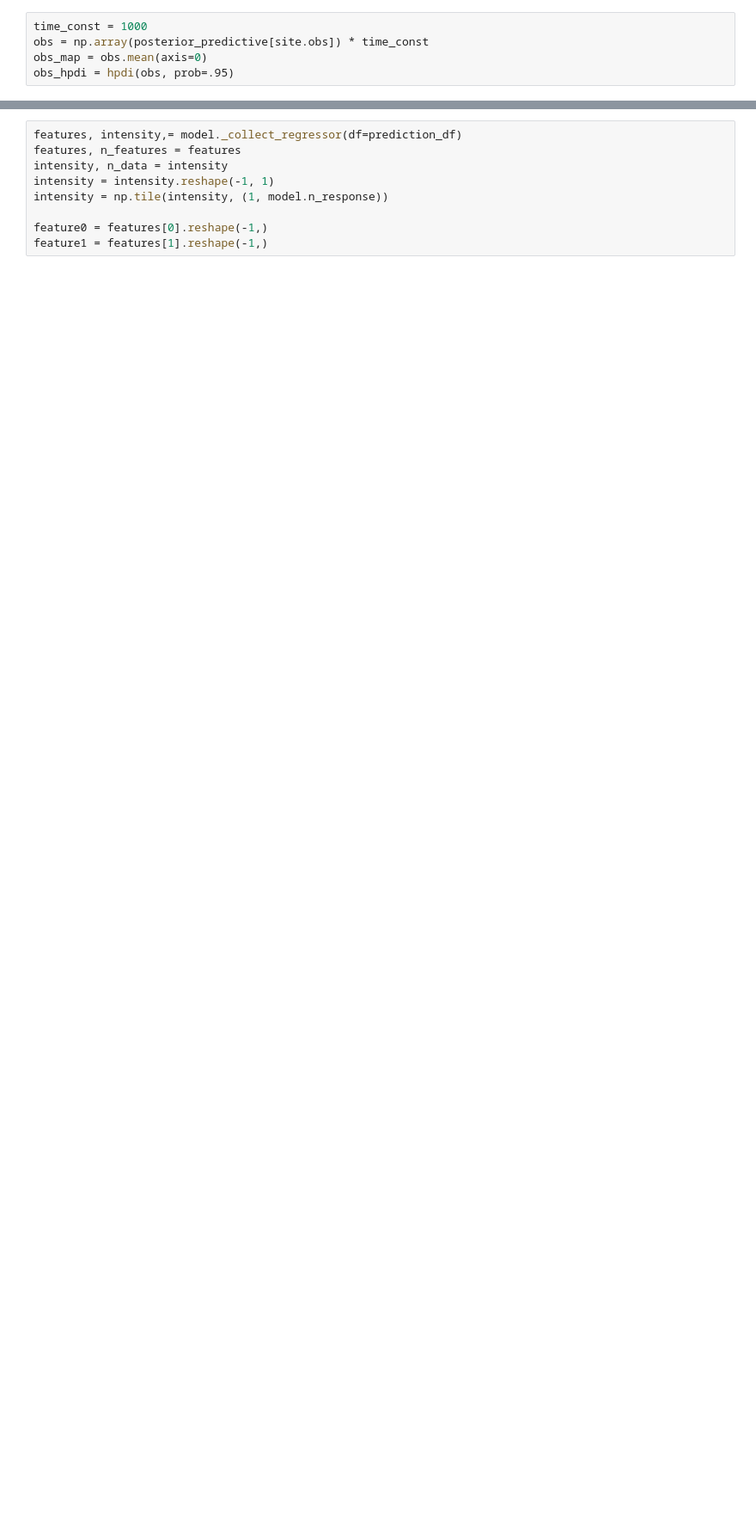
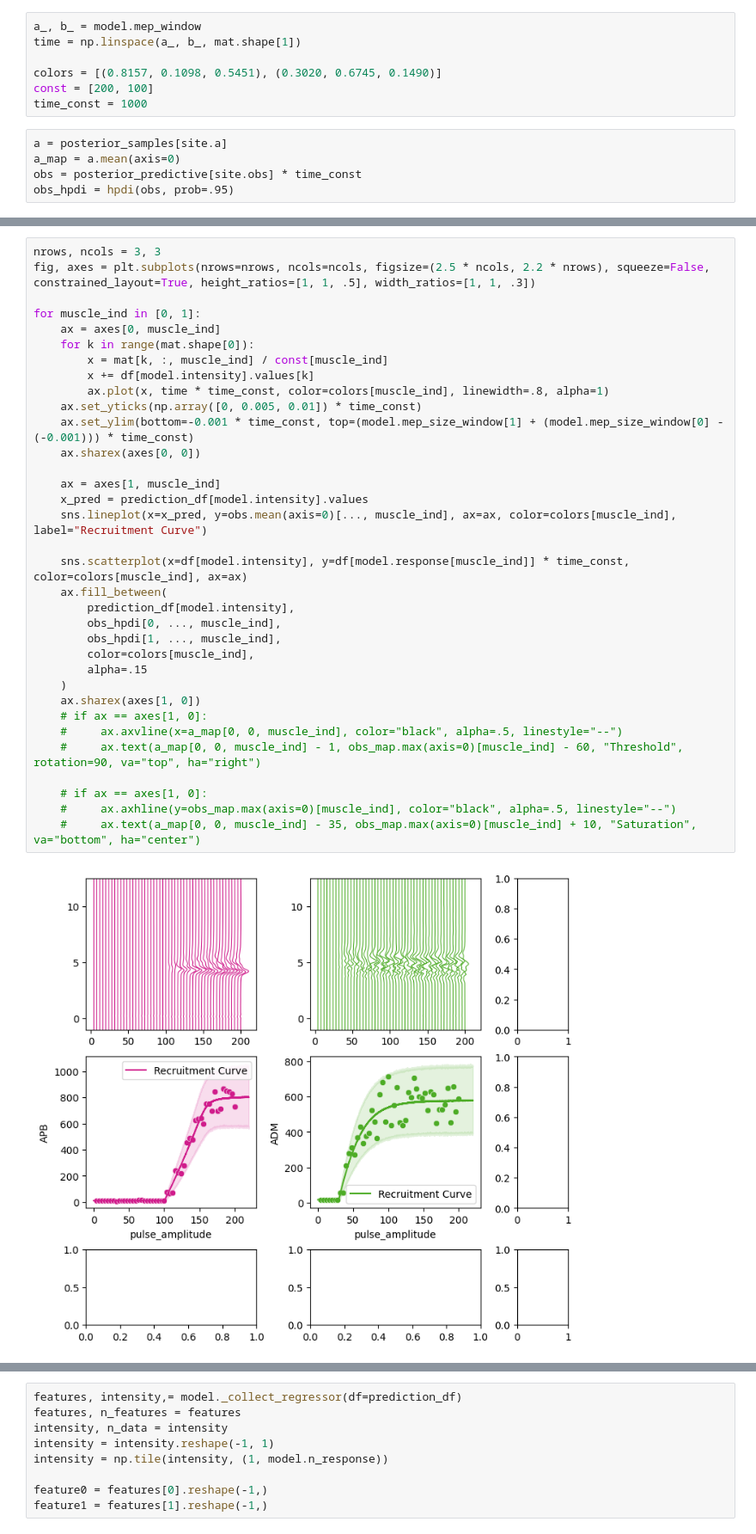
Before and after one commit to hbmep/hbmep-paper, a Jupyter notebook: notebooks/figures/01_Intro/01_Intro.ipynb, the cells around one changed output, grey strips where cells are left out. Shown at 86% size. Saved outputs shown, nothing was run; the diff lists cells and outputs as text; blank space fills up the shorter version.

```diff
--- a/notebooks/figures/01_Intro/01_Intro.ipynb
+++ b/notebooks/figures/01_Intro/01_Intro.ipynb
@@ -163,5 +134,12 @@ l4.render_predictive_check(df=df, encoder_dict=encoder_dict, prediction_df=predi
+# %%
+a_, b_ = model.mep_window
+time = np.linspace(a_, b_, mat.shape[1])
+
+colors = [(0.8157, 0.1098, 0.5451), (0.3020, 0.6745, 0.1490)]
+const = [200, 100]
+time_const = 1000
 # %%
-time_const = 1000
-obs = np.array(posterior_predictive[site.obs]) * time_const
-obs_map = obs.mean(axis=0)
+a = posterior_samples[site.a]
+a_map = a.mean(axis=0)
+obs = posterior_predictive[site.obs] * time_const
 obs_hpdi = hpdi(obs, prob=.95)
@@ -167,0 +152,36 @@ obs_hpdi = hpdi(obs, prob=.95)
+# %%
+nrows, ncols = 3, 3
+fig, axes = plt.subplots(nrows=nrows, ncols=ncols, figsize=(2.5 * ncols, 2.2 * nrows), squeeze=False, constrained_layout=True, height_ratios=[1, 1, .5], width_ratios=[1, 1, .3])
+
+for muscle_ind in [0, 1]:
+    ax = axes[0, muscle_ind]
+    for k in range(mat.shape[0]):
+        x = mat[k, :, muscle_ind] / const[muscle_ind]
+        x += df[model.intensity].values[k]
+        ax.plot(x, time * time_const, color=colors[muscle_ind], linewidth=.8, alpha=1)
+    ax.set_yticks(np.array([0, 0.005, 0.01]) * time_const)
+    ax.set_ylim(bottom=-0.001 * time_const, top=(model.mep_size_window[1] + (model.mep_size_window[0] - (-0.001))) * time_const)
+    ax.sharex(axes[0, 0])
+
+    ax = axes[1, muscle_ind]
+    x_pred = prediction_df[model.intensity].values
+    sns.lineplot(x=x_pred, y=obs.mean(axis=0)[..., muscle_ind], ax=ax, color=colors[muscle_ind], label="Recruitment Curve")
+
+    sns.scatterplot(x=df[model.intensity], y=df[model.response[muscle_ind]] * time_const, color=colors[muscle_ind], ax=ax)
+    ax.fill_between(
+        prediction_df[model.intensity],
+        obs_hpdi[0, ..., muscle_ind],
+        obs_hpdi[1, ..., muscle_ind],
+        color=colors[muscle_ind],
+        alpha=.15
+    )
+    ax.sharex(axes[1, 0])
+    # if ax == axes[1, 0]:
+    #     ax.axvline(x=a_map[0, 0, muscle_ind], color="black", alpha=.5, linestyle="--")
+    #     ax.text(a_map[0, 0, muscle_ind] - 1, obs_map.max(axis=0)[muscle_ind] - 60, "Threshold", rotation=90, va="top", ha="right")
+
+    # if ax == axes[1, 0]:
+    #     ax.axhline(y=obs_map.max(axis=0)[muscle_ind], color="black", alpha=.5, linestyle="--")
+    #     ax.text(a_map[0, 0, muscle_ind] - 35, obs_map.max(axis=0)[muscle_ind] + 10, "Saturation", va="bottom", ha="center")
+# %% [output]
+[figure, added]
```
Also changed, not shown: parts of 17 cells of this notebook, 14 other files.
